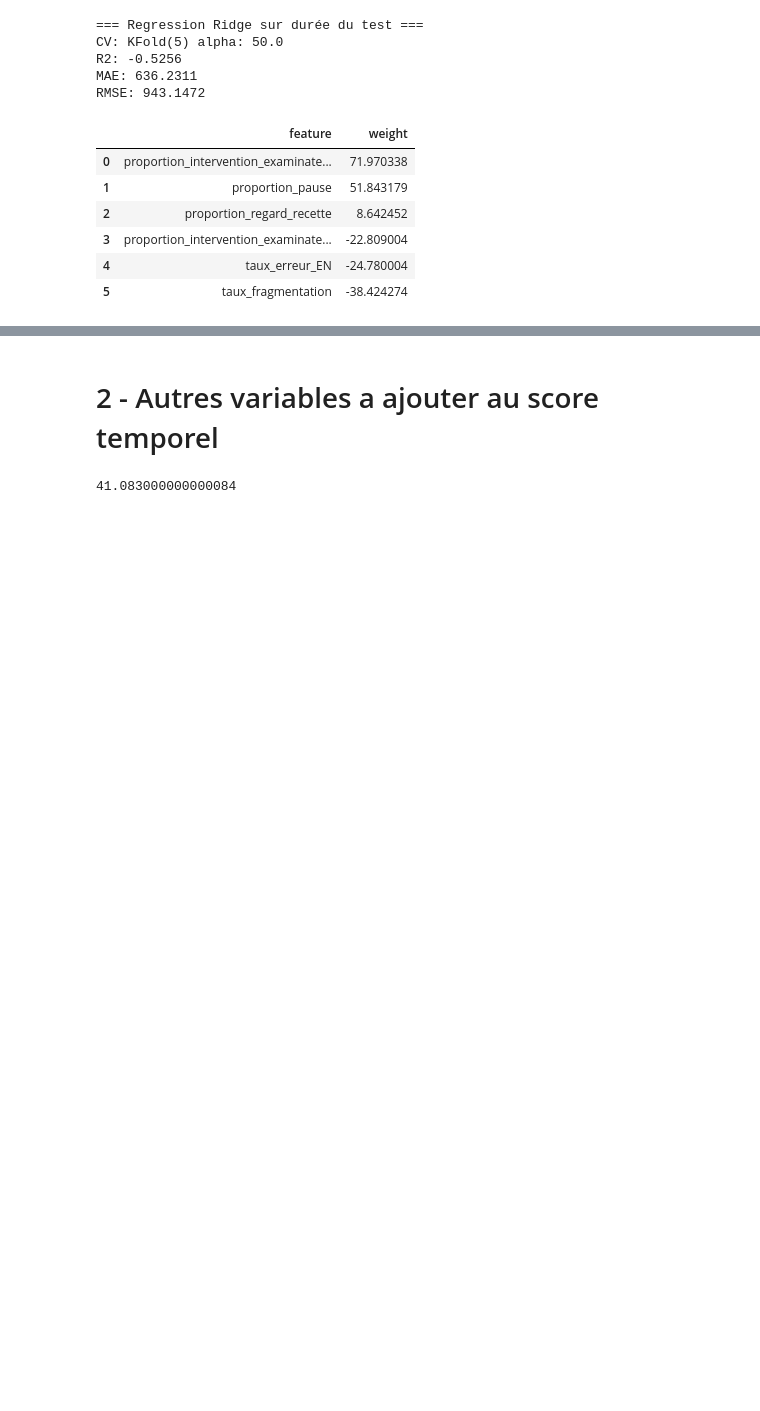
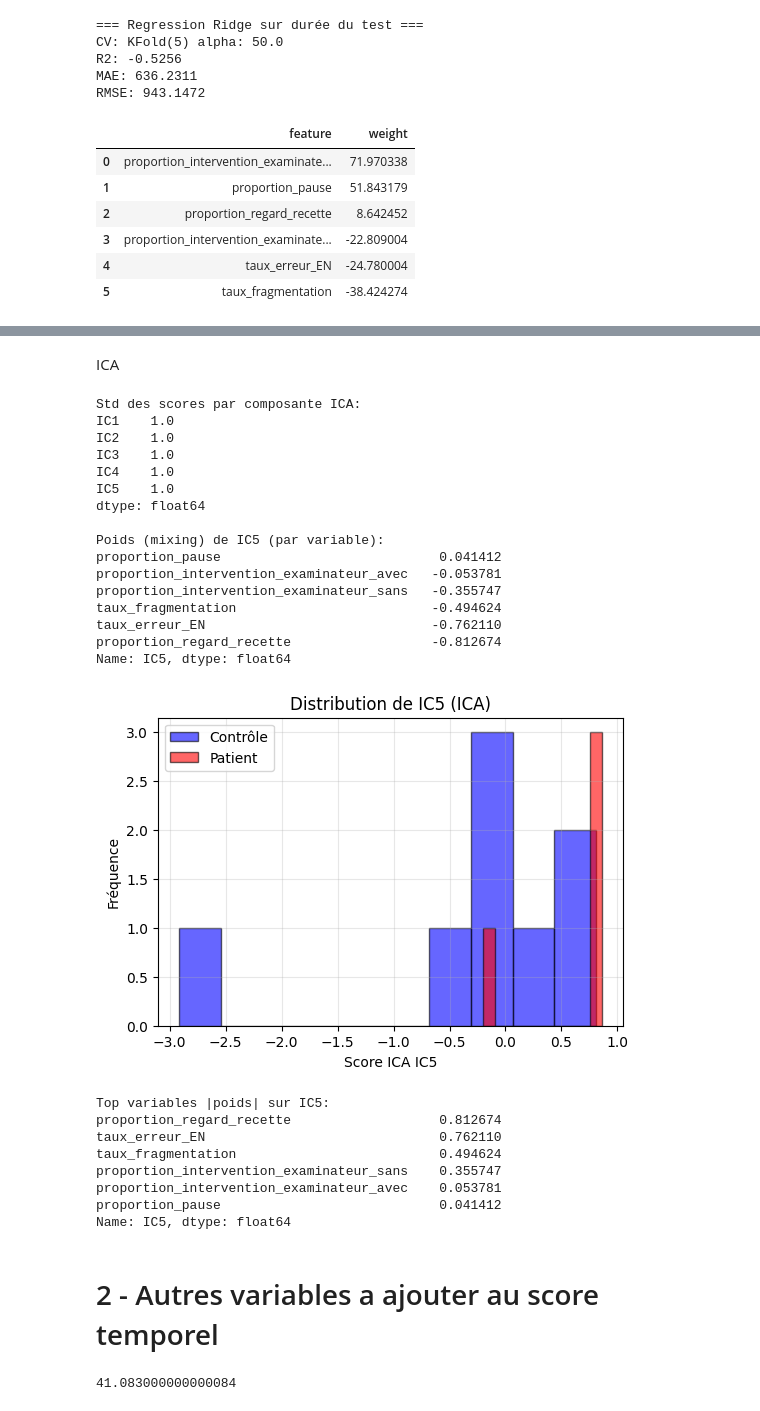
Before and after one commit to AxENSRennes/project_medecin, a Jupyter notebook: notebooks/first_model_boris_G.ipynb, the cells around one changed output, grey strips where cells are left out. Saved outputs shown, nothing was run; the diff lists cells and outputs as text; code cells hidden in the pictures; blank space fills up the shorter version.

```diff
--- a/notebooks/first_model_boris_G.ipynb
+++ b/notebooks/first_model_boris_G.ipynb
@@ -3292,30 +3551,86 @@ def factor_analysis_fatiguabilite(X_df, n_factors=2):
+# %% [markdown]
+ICA
 # %%
 from sklearn.decomposition import FastICA
 
 def ica_fatiguabilite(X_df, n_components=None):
     X_scaled, feature_cols, scaler = preparer_features_unsup(X_df)
 
     if n_components is None:
         n_components = min(X_scaled.shape[0], X_scaled.shape[1])
 
     ica = FastICA(n_components=n_components, random_state=42, max_iter=1000)
     X_ica = ica.fit_transform(X_scaled)
 
     # Mélange inverse : colonnes = composantes indépendantes
     mixing = pd.DataFrame(
         ica.mixing_,
         index=feature_cols,
         columns=[f"IC{i+1}" for i in range(n_components)]
     )
 
     results = {
         "ica": ica,
         "X_ica": X_ica,         # scores sujets x composantes indépendantes
         "mixing": mixing,       # poids par variable dérivée
         "feature_cols": feature_cols,
         "scaler": scaler,
     }
     return results
+
+
+
+ica_res = ica_fatiguabilite(X_df, n_components=5)
+n_component = 5
+IC = ica_res["X_ica"]       # shape (n_sujets, n_components)
+mixing = ica_res["mixing"]  # variables x IC
+
+print("\nStd des scores par composante ICA:")
+print(pd.Series(IC.std(axis=0), index=mixing.columns))
+
+# Afficher les poids de IC1 (mixing)
+print(f"\nPoids (mixing) de IC{n_component} (par variable):")
+print(mixing["IC" + str(n_component)].sort_values(ascending=False))
+
+# Histogramme du score IC1
+plt.figure(figsize=(6,4))
+plt.hist(IC[y==0, n_component-1], bins=10, alpha=0.6, label="Contrôle", color="blue", edgecolor="black")
+plt.hist(IC[y==1, n_component-1], bins=10, alpha=0.6, label="Patient",  color="red",  edgecolor="black")
+plt.xlabel(f"Score ICA IC{n_component}")
+plt.ylabel("Fréquence")
+plt.title(f"Distribution de IC{n_component} (ICA)")
+plt.legend()
+plt.grid(True, alpha=0.3)
+plt.show()
+
+print(f"\nTop variables |poids| sur IC{n_component}:")
+print(mixing["IC" + str(n_component)].abs().sort_values(ascending=False).head(10))
+# %% [output]
+Std des scores par composante ICA:
+IC1    1.0
+IC2    1.0
+IC3    1.0
+IC4    1.0
+IC5    1.0
+dtype: float64
+
+Poids (mixing) de IC5 (par variable):
+proportion_pause                            0.041412
+proportion_intervention_examinateur_avec   -0.053781
+proportion_intervention_examinateur_sans   -0.355747
+taux_fragmentation                         -0.494624
+taux_erreur_EN                             -0.762110
+proportion_regard_recette                  -0.812674
+Name: IC5, dtype: float64
+[figure, added]
+Top variables |poids| sur IC5:
+proportion_regard_recette                   0.812674
+taux_erreur_EN                              0.762110
+taux_fragmentation                          0.494624
+proportion_intervention_examinateur_sans    0.355747
+proportion_intervention_examinateur_avec    0.053781
+proportion_pause                            0.041412
+Name: IC5, dtype: float64
 # %% [markdown]
 # 2 - Autres variables a ajouter au score temporel
 # %%
```
Also changed, not shown: parts of 15 cells of this notebook.
